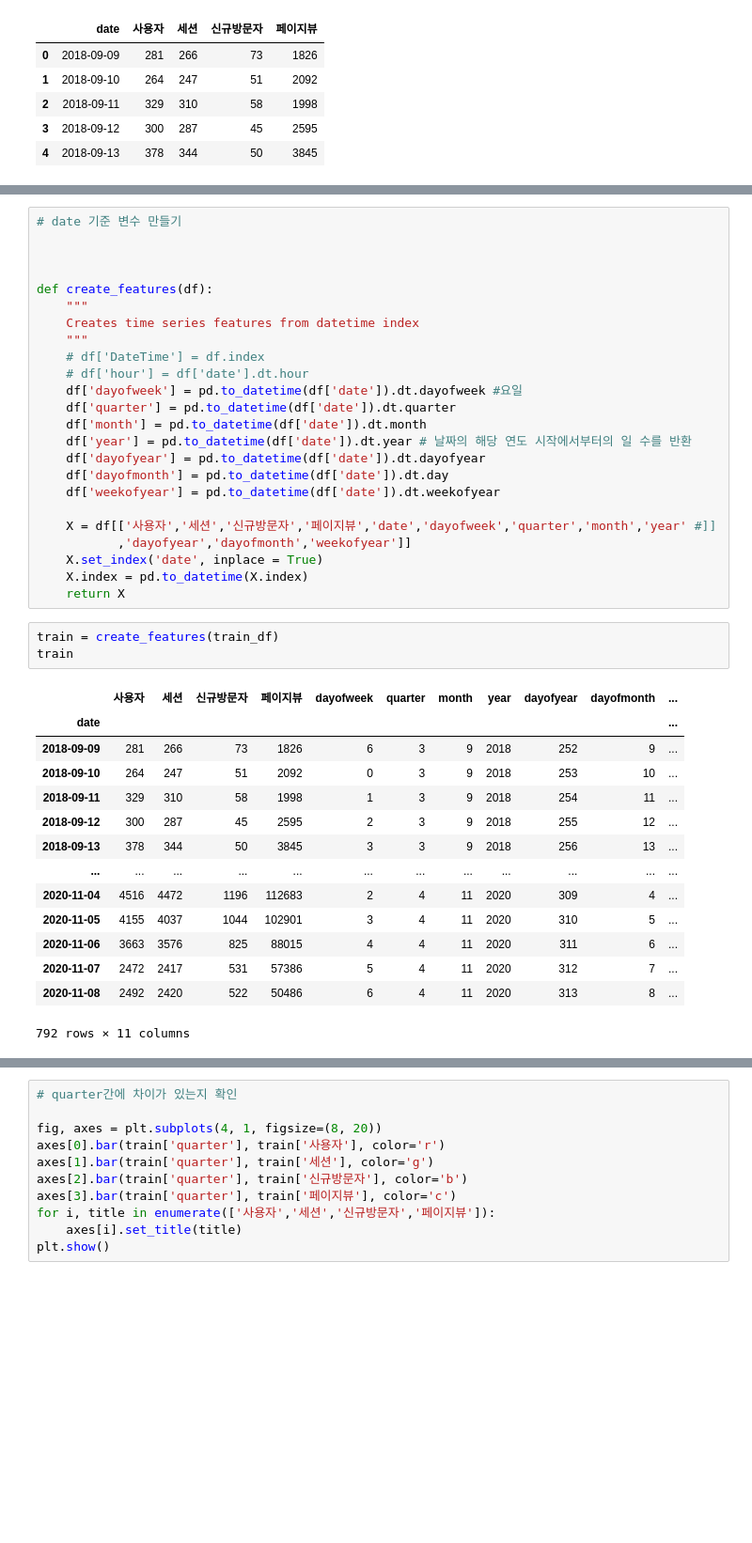
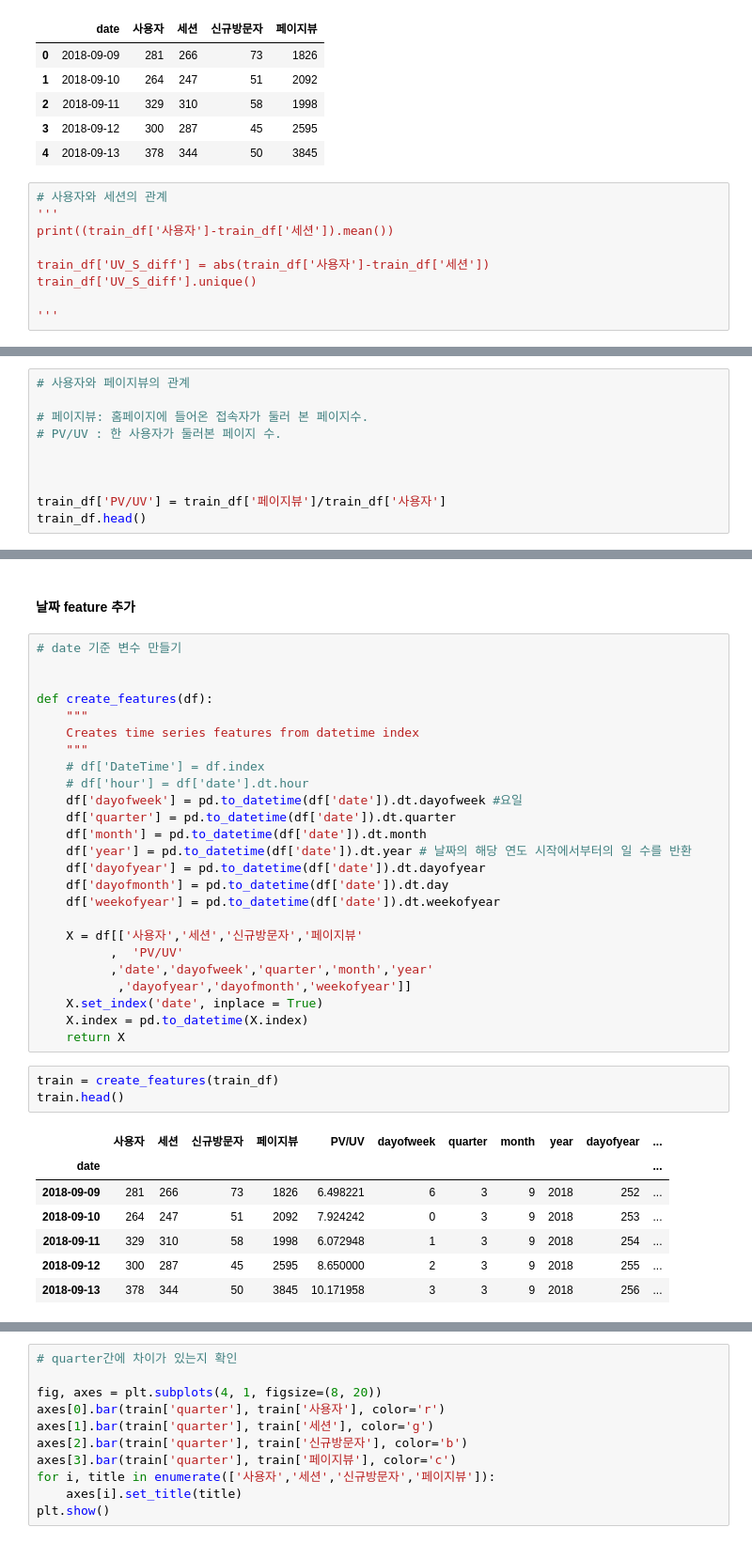
Before and after one commit to juhee3199/DACON_CUP, a Jupyter notebook: lstm_feature_추가.ipynb, the cells around one changed output, grey strips where cells are left out. Shown at 94% size. Drawn from its saved outputs; the diff is of its cells as text; blank space fills up the shorter version.

```diff
--- a/lstm_feature_추가.ipynb
+++ b/lstm_feature_추가.ipynb
@@ -48,3 +70,12 @@ train_df.head()
 | 2 | 2018-09-11 | 329 | 310 | 58 | 1998 |
 | 3 | 2018-09-12 | 300 | 287 | 45 | 2595 |
 | 4 | 2018-09-13 | 378 | 344 | 50 | 3845 |
+# %%
+# 사용자와 세션의 관계
+'''
+print((train_df['사용자']-train_df['세션']).mean())
+
+train_df['UV_S_diff'] = abs(train_df['사용자']-train_df['세션'])
+train_df['UV_S_diff'].unique()
+
+'''
@@ -50,0 +84,10 @@ train_df.head()
+# %%
+# 사용자와 페이지뷰의 관계
+
+# 페이지뷰: 홈페이지에 들어온 접속자가 둘러 본 페이지수.
+# PV/UV : 한 사용자가 둘러본 페이지 수.
+
+
+
+train_df['PV/UV'] = train_df['페이지뷰']/train_df['사용자']
+train_df.head()
@@ -51,6 +101,7 @@ train_df.head()
+# %% [markdown]
+#### 날짜 feature 추가
 # %%
 # date 기준 변수 만들기
-
 
 
 def create_features(df):
@@ -67,26 +118,21 @@ def create_features(df):
     df['dayofmonth'] = pd.to_datetime(df['date']).dt.day
     df['weekofyear'] = pd.to_datetime(df['date']).dt.weekofyear
 
-    X = df[['사용자','세션','신규방문자','페이지뷰','date','dayofweek','quarter','month','year' #]]
+    X = df[['사용자','세션','신규방문자','페이지뷰'
+          ,  'PV/UV'
+          ,'date','dayofweek','quarter','month','year'
            ,'dayofyear','dayofmonth','weekofyear']]
     X.set_index('date', inplace = True)
     X.index = pd.to_datetime(X.index)
     return X
 # %%
 train = create_features(train_df)
-train
+train.head()
 # %% [output]
-|  | 사용자 | 세션 | 신규방문자 | 페이지뷰 | dayofweek | quarter | month | year | dayofyear | dayofmonth | ... |
+|  | 사용자 | 세션 | 신규방문자 | 페이지뷰 | PV/UV | dayofweek | quarter | month | year | dayofyear | ... |
 | date |  |  |  |  |  |  |  |  |  |  | ... |
-| 2018-09-09 | 281 | 266 | 73 | 1826 | 6 | 3 | 9 | 2018 | 252 | 9 | ... |
-| 2018-09-10 | 264 | 247 | 51 | 2092 | 0 | 3 | 9 | 2018 | 253 | 10 | ... |
-| 2018-09-11 | 329 | 310 | 58 | 1998 | 1 | 3 | 9 | 2018 | 254 | 11 | ... |
-| 2018-09-12 | 300 | 287 | 45 | 2595 | 2 | 3 | 9 | 2018 | 255 | 12 | ... |
-| 2018-09-13 | 378 | 344 | 50 | 3845 | 3 | 3 | 9 | 2018 | 256 | 13 | ... |
-| ... | ... | ... | ... | ... | ... | ... | ... | ... | ... | ... | ... |
-| 2020-11-04 | 4516 | 4472 | 1196 | 112683 | 2 | 4 | 11 | 2020 | 309 | 4 | ... |
-| 2020-11-05 | 4155 | 4037 | 1044 | 102901 | 3 | 4 | 11 | 2020 | 310 | 5 | ... |
-| 2020-11-06 | 3663 | 3576 | 825 | 88015 | 4 | 4 | 11 | 2020 | 311 | 6 | ... |
-| 2020-11-07 | 2472 | 2417 | 531 | 57386 | 5 | 4 | 11 | 2020 | 312 | 7 | ... |
-| 2020-11-08 | 2492 | 2420 | 522 | 50486 | 6 | 4 | 11 | 2020 | 313 | 8 | ... |
+| 2018-09-09 | 281 | 266 | 73 | 1826 | 6.498221 | 6 | 3 | 9 | 2018 | 252 | ... |
+| 2018-09-10 | 264 | 247 | 51 | 2092 | 7.924242 | 0 | 3 | 9 | 2018 | 253 | ... |
+| 2018-09-11 | 329 | 310 | 58 | 1998 | 6.072948 | 1 | 3 | 9 | 2018 | 254 | ... |
+| 2018-09-12 | 300 | 287 | 45 | 2595 | 8.650000 | 2 | 3 | 9 | 2018 | 255 | ... |
+| 2018-09-13 | 378 | 344 | 50 | 3845 | 10.171958 | 3 | 3 | 9 | 2018 | 256 | ... |
-792 rows × 11 columns
```
Also changed, not shown: parts of 41 cells of this notebook.
